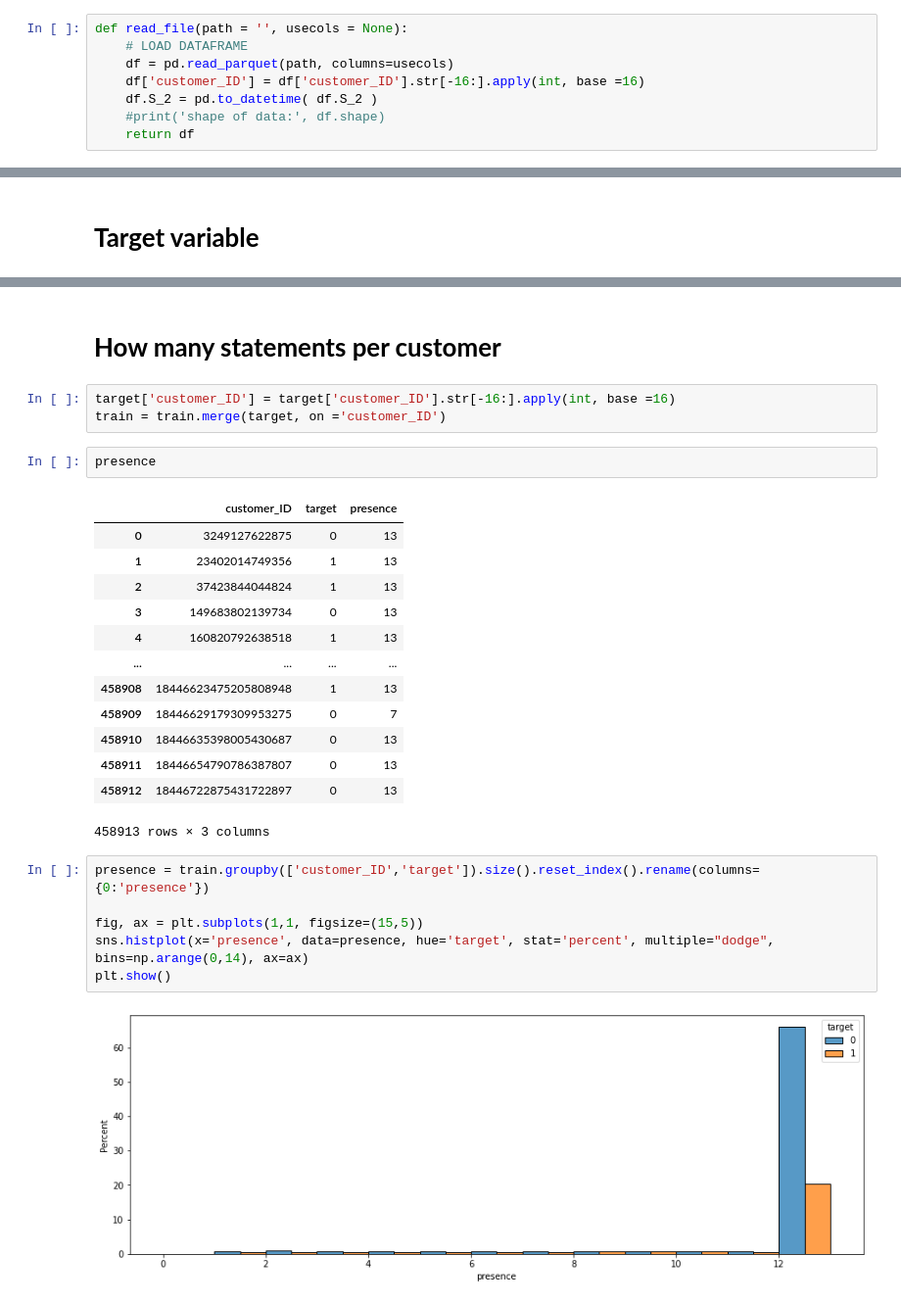
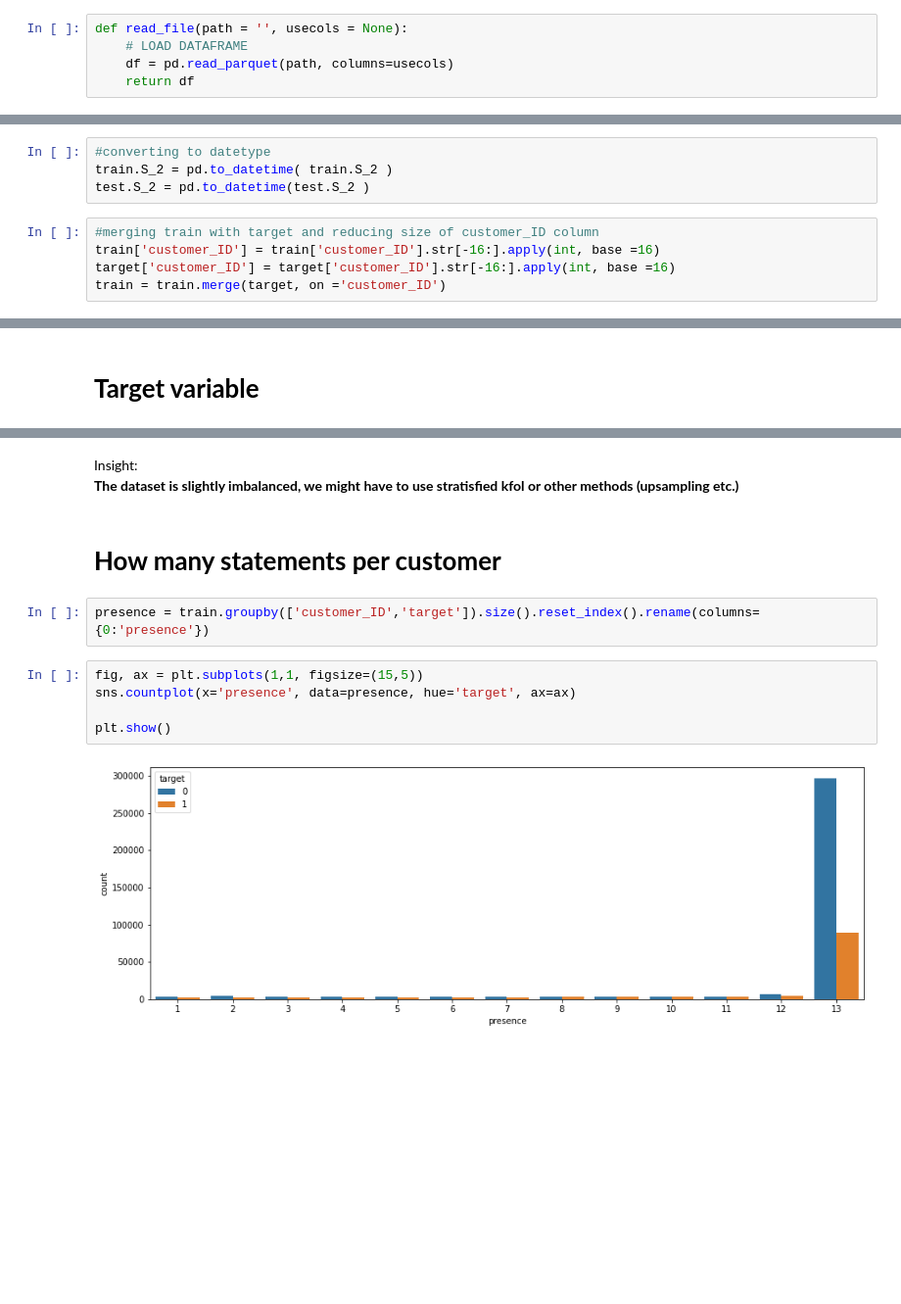
Before and after one commit to pyagoubi/Credit-Default-Prediction, a Jupyter notebook: Amex_EDA.ipynb, the cells around one changed output, grey strips where cells are left out. Shown at 98% size. Drawn from its saved outputs; the diff is of its cells as text; blank space fills up the shorter version.

```diff
--- a/Amex_EDA.ipynb
+++ b/Amex_EDA.ipynb
@@ -41,9 +33,6 @@ import seaborn as sns
 def read_file(path = '', usecols = None):
     # LOAD DATAFRAME
     df = pd.read_parquet(path, columns=usecols)
-    df['customer_ID'] = df['customer_ID'].str[-16:].apply(int, base =16)
-    df.S_2 = pd.to_datetime( df.S_2 )
-    #print('shape of data:', df.shape)
     return df
 # %%
 train = read_file(path='train.parquet')
@@ -77,0 +79,9 @@ memory usage: 2.5 GB
+# %%
+#converting to datetype
+train.S_2 = pd.to_datetime( train.S_2 )
+test.S_2 = pd.to_datetime(test.S_2 )
+# %%
+#merging train with target and reducing size of customer_ID column
+train['customer_ID'] = train['customer_ID'].str[-16:].apply(int, base =16)
+target['customer_ID'] = target['customer_ID'].str[-16:].apply(int, base =16)
+train = train.merge(target, on ='customer_ID')
@@ -137,29 +152,14 @@ The dataset is imbalanced
+# %% [markdown]
+Insight:
+**The dataset is slightly imbalanced, we might have to use stratisfied kfol or other methods (upsampling etc.)**
 # %% [markdown]
 # <b>How many statements per customer</b>
-# %%
-target['customer_ID'] = target['customer_ID'].str[-16:].apply(int, base =16)
-train = train.merge(target, on ='customer_ID')
-# %%
-presence
-# %% [output]
-|  | customer_ID | target | presence |
-| 0 | 3249127622875 | 0 | 13 |
-| 1 | 23402014749356 | 1 | 13 |
-| 2 | 37423844044824 | 1 | 13 |
-| 3 | 149683802139734 | 0 | 13 |
-| 4 | 160820792638518 | 1 | 13 |
-| ... | ... | ... | ... |
-| 458908 | 18446623475205808948 | 1 | 13 |
-| 458909 | 18446629179309953275 | 0 | 7 |
-| 458910 | 18446635398005430687 | 0 | 13 |
-| 458911 | 18446654790786387807 | 0 | 13 |
-| 458912 | 18446722875431722897 | 0 | 13 |
-458913 rows × 3 columns
+# %%
+presence = train.groupby(['customer_ID','target']).size().reset_index().rename(columns={0:'presence'})
 # %%
-presence = train.groupby(['customer_ID','target']).size().reset_index().rename(columns={0:'presence'})
+fig, ax = plt.subplots(1,1, figsize=(15,5))
+sns.countplot(x='presence', data=presence, hue='target', ax=ax)
 
-fig, ax = plt.subplots(1,1, figsize=(15,5))
-sns.histplot(x='presence', data=presence, hue='target', stat='percent', multiple="dodge", bins=np.arange(0,14), ax=ax)
 plt.show()
 # %% [output]
-[figure, old version]
+[figure, new version]
```
Also changed, not shown: parts of 48 cells of this notebook.
